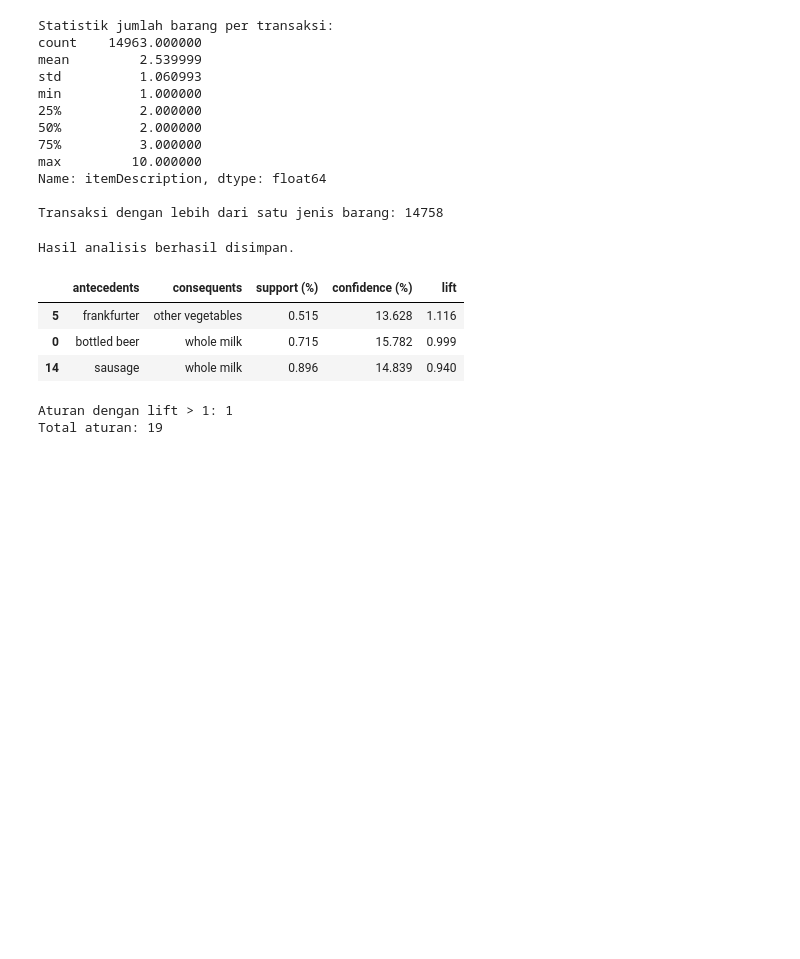
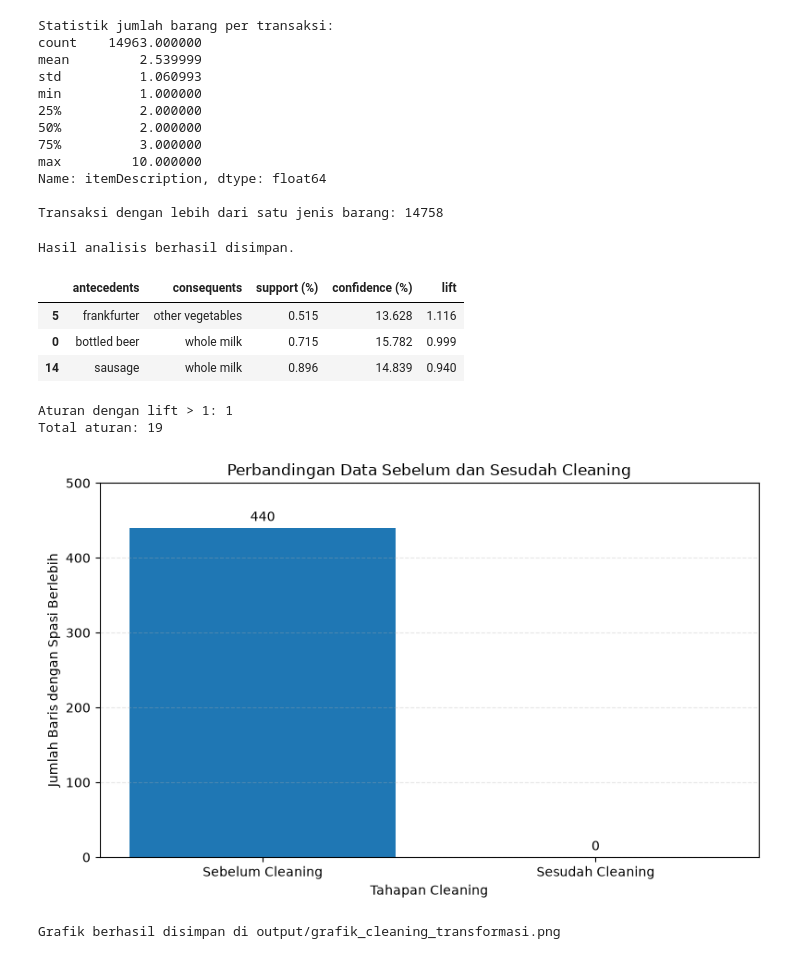
Before and after one commit to vins-art/analisis-data-supermarket, a Jupyter notebook: analisis_data.ipynb, the cells around one changed output. Drawn from its saved outputs; the diff is of its cells as text; code cells hidden in the pictures; blank space fills up the shorter version.

```diff
--- a/analisis_data.ipynb
+++ b/analisis_data.ipynb
@@ -571,3 +571,35 @@ print(
 | 14 | sausage | whole milk | 0.896 | 14.839 | 0.940 |
 Aturan dengan lift > 1: 1
 Total aturan: 19
+# %%
+
+import os
+import matplotlib.pyplot as plt
+
+kondisi = ["Sebelum Cleaning", "Sesudah Cleaning"]
+jumlah = [440, 0]
+
+os.makedirs("output", exist_ok=True)
+
+plt.figure(figsize=(8, 5))
+bars = plt.bar(kondisi, jumlah)
+
+plt.title("Perbandingan Data Sebelum dan Sesudah Cleaning")
+plt.xlabel("Tahapan Cleaning")
+plt.ylabel("Jumlah Baris dengan Spasi Berlebih")
+plt.bar_label(bars, fmt="%d", padding=3)
+plt.ylim(0, 500)
+plt.grid(axis="y", linestyle="--", alpha=0.3)
+plt.tight_layout()
+
+plt.savefig(
+    "output/grafik_cleaning_transformasi.png",
+    dpi=300,
+    bbox_inches="tight"
+)
+plt.show()
+
+print("Grafik berhasil disimpan di output/grafik_cleaning_transformasi.png")
+# %% [output]
+[figure, added]
+Grafik berhasil disimpan di output/grafik_cleaning_transformasi.png
```
Also changed, not shown: parts of 1 cell of this notebook, 6 other files.
